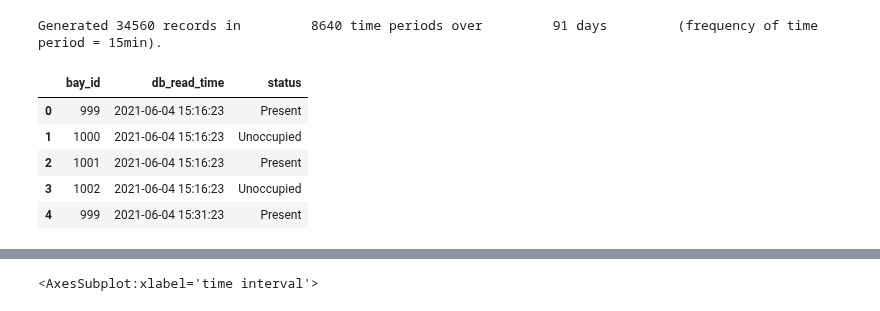
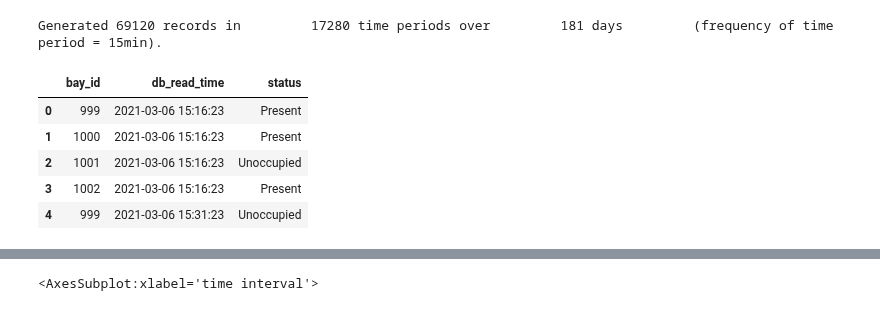
Before and after one commit to Chameleon-company/MOP, a Jupyter notebook: 8lb_time_filters.ipynb, the cells around one changed output, grey strips where cells are left out. Saved outputs shown, nothing was run; the diff lists cells and outputs as text; code cells hidden in the pictures.

```diff
--- a/8lb_time_filters.ipynb
+++ b/8lb_time_filters.ipynb
@@ -79,14 +81,14 @@ def simParkSensorData2(endTime, fq, per, bayFr, bayTo):
 # %%
 ## 001a ##
 # test function here
 
-df = simParkSensorData2("2021-09-02 15:01:23", "15min", 3*30*24*4, 999, 1002)
+df = simParkSensorData2("2021-09-02 15:01:23", "15min", 6*30*24*4, 999, 1002)
 df.head()
 # %% [output]
-Generated 34560 records in         8640 time periods over         91 days         (frequency of time period = 15min).
+Generated 69120 records in         17280 time periods over         181 days         (frequency of time period = 15min).
 |  | bay_id | db_read_time | status |
-| 0 | 999 | 2021-06-04 15:16:23 | Present |
-| 1 | 1000 | 2021-06-04 15:16:23 | Unoccupied |
-| 2 | 1001 | 2021-06-04 15:16:23 | Present |
-| 3 | 1002 | 2021-06-04 15:16:23 | Unoccupied |
-| 4 | 999 | 2021-06-04 15:31:23 | Present |
+| 0 | 999 | 2021-03-06 15:16:23 | Present |
+| 1 | 1000 | 2021-03-06 15:16:23 | Present |
+| 2 | 1001 | 2021-03-06 15:16:23 | Unoccupied |
+| 3 | 1002 | 2021-03-06 15:16:23 | Present |
+| 4 | 999 | 2021-03-06 15:31:23 | Unoccupied |
```
Also changed, not shown: parts of 16 cells of this notebook.
